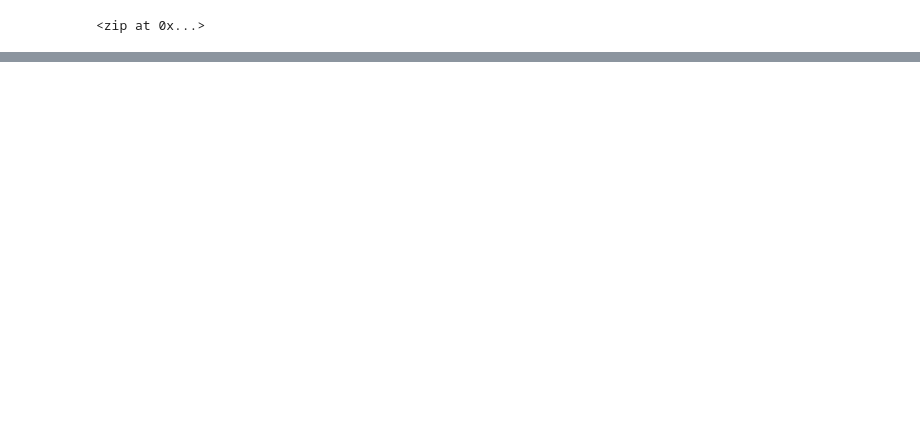
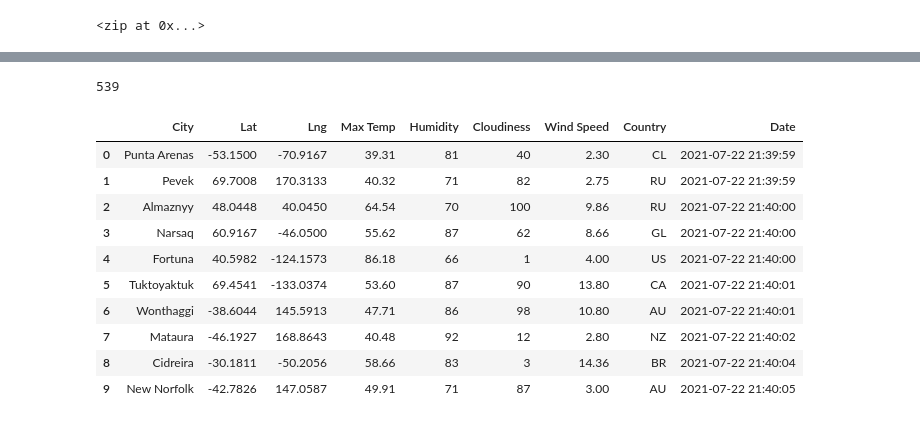
Before and after one commit to linearcoffeecup/World_Weather_Analysis, a Jupyter notebook: WeatherPy.ipynb, the cells around one changed output, grey strips where cells are left out. Cells and saved outputs as stored; diff of their text form; code cells hidden in the pictures; blank space fills up the shorter version.

```diff
--- a/WeatherPy.ipynb
+++ b/WeatherPy.ipynb
@@ -36,0 +40,5 @@ len(cities)
+# %%
+# Starting URL for Weather Map API Call.
+url = "http://api.openweathermap.org/data/2.5/weather?units=Imperial&APPID=" + weather_api_key
+# %%
+city_data=[]
@@ -36,0 +51,3 @@ len(cities)
+# %%
+record_count = 1
+set_count = 1
@@ -36,0 +118,19 @@ len(cities)
+# %%
+len(city_data)
+# %% [output]
+539
+# %%
+city_data_df = pd.DataFrame(city_data)
+city_data_df.head(10)
+# %% [output]
+|  | City | Lat | Lng | Max Temp | Humidity | Cloudiness | Wind Speed | Country | Date |
+| 0 | Punta Arenas | -53.1500 | -70.9167 | 39.31 | 81 | 40 | 2.30 | CL | 2021-07-22 21:39:59 |
+| 1 | Pevek | 69.7008 | 170.3133 | 40.32 | 71 | 82 | 2.75 | RU | 2021-07-22 21:39:59 |
+| 2 | Almaznyy | 48.0448 | 40.0450 | 64.54 | 70 | 100 | 9.86 | RU | 2021-07-22 21:40:00 |
+| 3 | Narsaq | 60.9167 | -46.0500 | 55.62 | 87 | 62 | 8.66 | GL | 2021-07-22 21:40:00 |
+| 4 | Fortuna | 40.5982 | -124.1573 | 86.18 | 66 | 1 | 4.00 | US | 2021-07-22 21:40:00 |
+| 5 | Tuktoyaktuk | 69.4541 | -133.0374 | 53.60 | 87 | 90 | 13.80 | CA | 2021-07-22 21:40:01 |
+| 6 | Wonthaggi | -38.6044 | 145.5913 | 47.71 | 86 | 98 | 10.80 | AU | 2021-07-22 21:40:01 |
+| 7 | Mataura | -46.1927 | 168.8643 | 40.48 | 92 | 12 | 2.80 | NZ | 2021-07-22 21:40:02 |
+| 8 | Cidreira | -30.1811 | -50.2056 | 58.66 | 83 | 3 | 14.36 | BR | 2021-07-22 21:40:04 |
+| 9 | New Norfolk | -42.7826 | 147.0587 | 49.91 | 71 | 87 | 3.00 | AU | 2021-07-22 21:40:05 |
```
Also changed, not shown: parts of 7 cells of this notebook, 5 other files.
